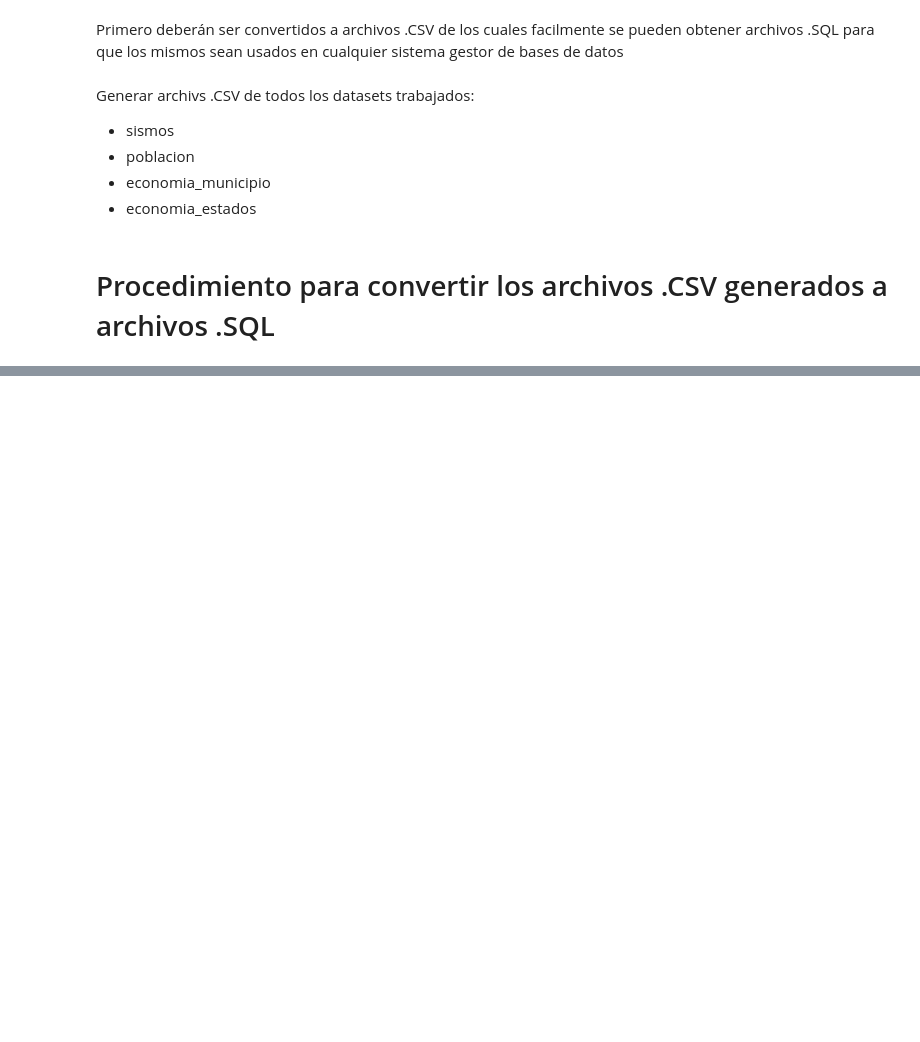
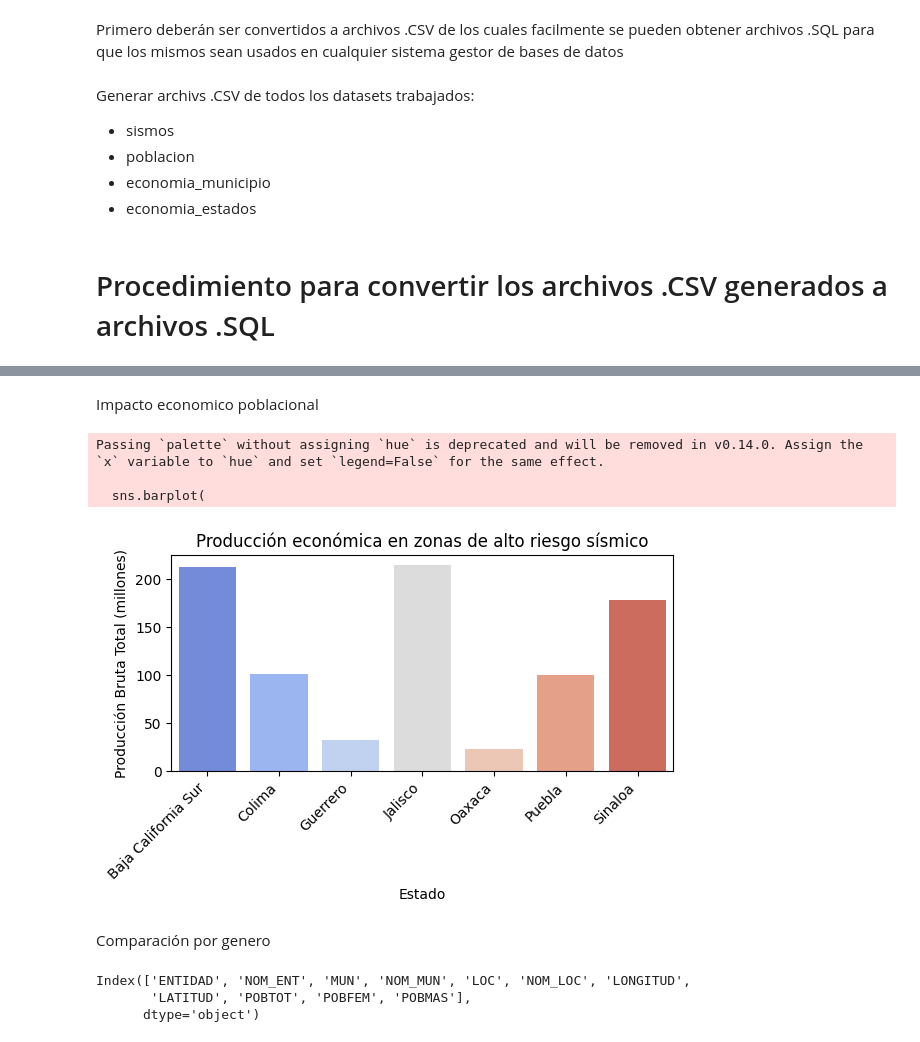
Before and after one commit to Pinedah/bda-p2-datawarehouse, a Jupyter notebook: datawarehouse.ipynb, the cells around one changed output, grey strips where cells are left out. Saved outputs shown, nothing was run; the diff lists cells and outputs as text; code cells hidden in the pictures; blank space fills up the shorter version.

```diff
--- a/datawarehouse.ipynb
+++ b/datawarehouse.ipynb
@@ -620,0 +1263,41 @@ for archivo_csv in ["raw_data_limpio/sismos.csv", "raw_data_limpio/poblacion.csv
+# %% [markdown]
+Impacto economico poblacional
+# %%
+# Realizar el merge de datos
+zonas_alto_riesgo = sismos_por_entidad.merge(
+    economia_por_estado,
+    left_on="Nombre_Estado",
+    right_on="nombre_entidad",
+    how="inner"
+)
+
+# Calcular la producción económica total en zonas de alto riesgo sísmico
+produccion_total_riesgo = zonas_alto_riesgo["produccion_bruta_total"].sum()
+
+# Visualización
+plt.figure(figsize=(6, 4))
+sns.barplot(
+    data=zonas_alto_riesgo,
+    x="Nombre_Estado",
+    y="produccion_bruta_total",
+    palette="coolwarm"
+)
+plt.title("Producción económica en zonas de alto riesgo sísmico")
+plt.xlabel("Estado")
+plt.ylabel("Producción Bruta Total (millones)")
+plt.xticks(rotation=45, ha='right')
+plt.tight_layout()
+plt.show()
+# %% [output]
+Passing `palette` without assigning `hue` is deprecated and will be removed in v0.14.0. Assign the `x` variable to `hue` and set `legend=False` for the same effect.
+
+  sns.barplot(
+[figure, added]
+# %% [markdown]
+Comparación por genero
+# %%
+poblacion.columns
+# %% [output]
+Index(['ENTIDAD', 'NOM_ENT', 'MUN', 'NOM_MUN', 'LOC', 'NOM_LOC', 'LONGITUD',
+       'LATITUD', 'POBTOT', 'POBFEM', 'POBMAS'],
+      dtype='object')
```
Also changed, not shown: parts of 57 cells of this notebook, 1 other file.
